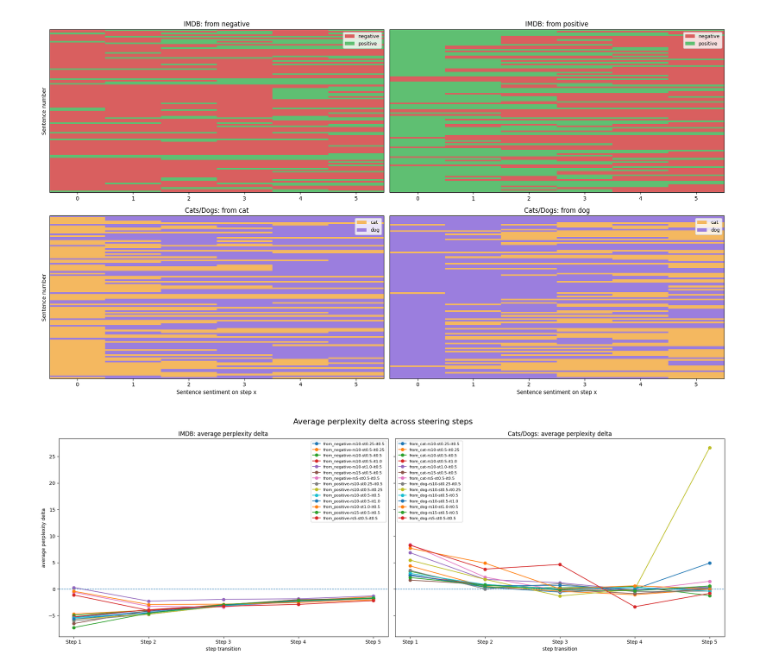
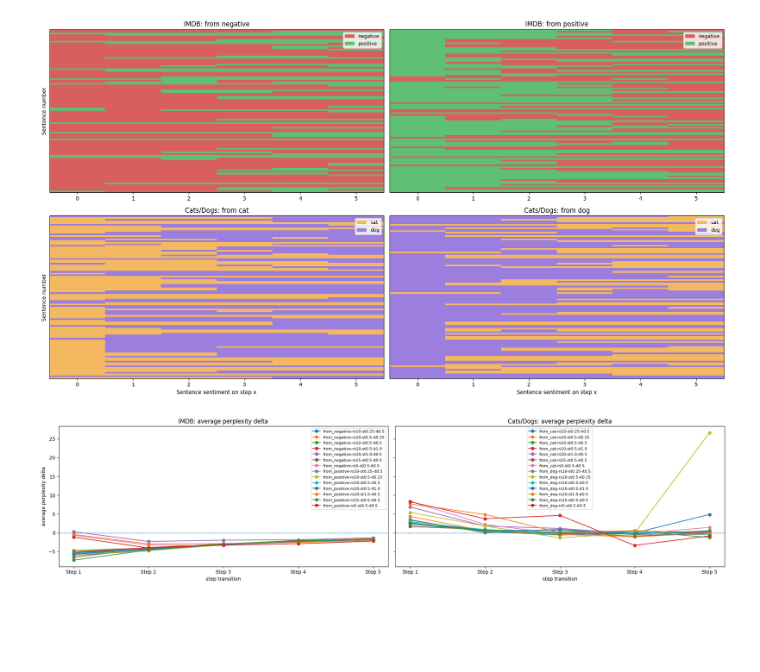
Before and after one commit to rayendito/dlm_steer, a Jupyter notebook: visualizations.ipynb, the cells around one changed output. Drawn from its saved outputs; the diff is of its cells as text; code cells hidden in the pictures; blank space fills up the shorter version.

```diff
--- a/visualizations.ipynb
+++ b/visualizations.ipynb
@@ -7,13 +7,13 @@ imdb_path = "dlm_steer_results/42_imdb_manualsearch_csv"
 catdog_path = "dlm_steer_results/42_cats_dogs_manualsearch_csv"
 
 imdb_paths_cherry = [
-    "dlm_steer_results/42_imdb_manualsearch_csv/from_negative-rs10-st1.0-it0.5.csv",
-    "dlm_steer_results/42_imdb_manualsearch_csv/from_positive-rs10-st1.0-it0.5.csv",
+    "dlm_steer_results/42_imdb_manualsearch_csv/from_negative-rs15-st0.5-it0.5.csv",
+    "dlm_steer_results/42_imdb_manualsearch_csv/from_positive-rs15-st0.5-it0.5.csv",
 ]
 
 catdog_paths_cherry = [
-    "dlm_steer_results/42_cats_dogs_manualsearch_csv/from_cat-rs10-st1.0-it0.5.csv",
-    "dlm_steer_results/42_cats_dogs_manualsearch_csv/from_dog-rs10-st1.0-it0.5.csv",
+    "dlm_steer_results/42_cats_dogs_manualsearch_csv/from_cat-rs15-st0.5-it0.5.csv",
+    "dlm_steer_results/42_cats_dogs_manualsearch_csv/from_dog-rs15-st0.5-it0.5.csv",
 ]
 # %%
 import pandas as pd
@@ -93,7 +93,7 @@ for i, (ax, path, title) in enumerate(zip(axes.ravel(), all_paths, all_titles)):
 fig.tight_layout()
 plt.show()
 # %% [output]
-[figure, old version]
+[figure, new version]
 # %%
 import os
 import glob
@@ -128,33 +128,32 @@ def get_avg_perplexity_deltas(folder):
 
     return results
 
 
 imdb_results = get_avg_perplexity_deltas(imdb_path)
 catdog_results = get_avg_perplexity_deltas(catdog_path)
 
 x = ["Step 1", "Step 2", "Step 3", "Step 4", "Step 5"]
 
-fig, axes = plt.subplots(1, 2, figsize=(20, 7), sharey=True)
+fig, axes = plt.subplots(1, 2, figsize=(20, 5), sharey=True)
 
 for name, vals in imdb_results.items():
     axes[0].plot(x, vals, marker="o", label=name)
 
 axes[0].set_title("IMDB: average perplexity delta")
 axes[0].set_xlabel("step transition")
 axes[0].set_ylabel("average perplexity delta")
 axes[0].axhline(0, linestyle="--", linewidth=1)
 axes[0].legend(fontsize=8)
 
 for name, vals in catdog_results.items():
     axes[1].plot(x, vals, marker="o", label=name)
 
 axes[1].set_title("Cats/Dogs: average perplexity delta")
 axes[1].set_xlabel("step transition")
 axes[1].axhline(0, linestyle="--", linewidth=1)
 axes[1].legend(fontsize=8)
 
-fig.suptitle("Average perplexity delta across steering steps", fontsize=16)
 fig.tight_layout()
 plt.show()
 # %% [output]
-[figure, old version]
+[figure, new version]
```
Also changed, not shown: parts of 1 cell of this notebook, 1 other file.
